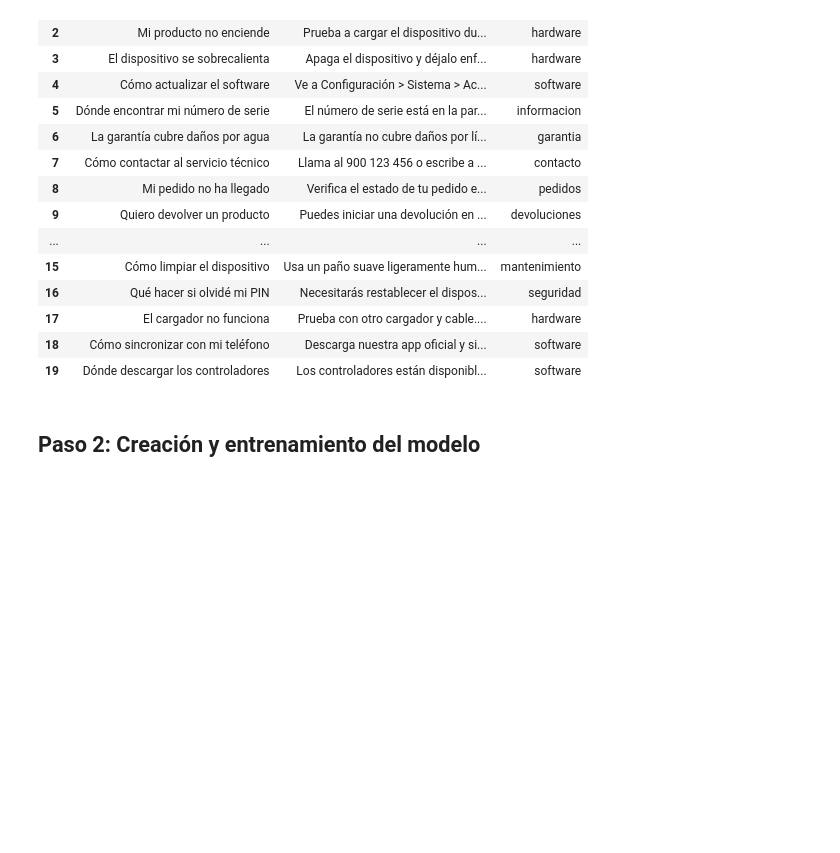
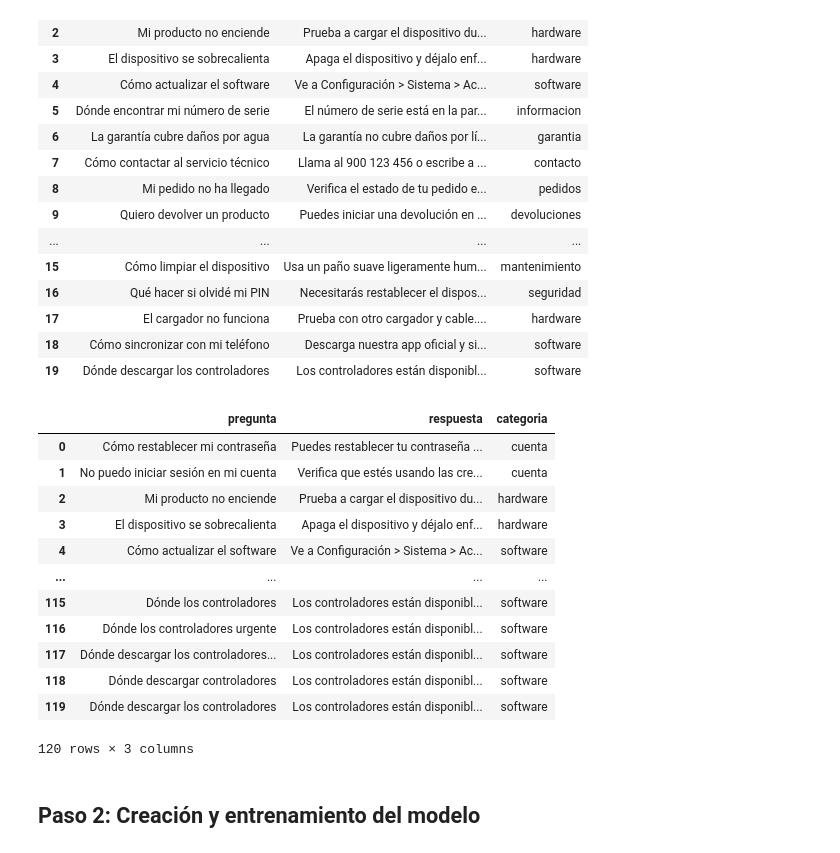
Before and after one commit to marco-canas/linea_invest_didact_math_data, a Jupyter notebook: 3_prop_invest_didact_ml_dl/1_g_lideres/4_fases_investig/1_2_diag_interven/2_secuencia_didac_ml/5_taller_clasi_1/1_chatbots.ipynb, the cells around one changed output. Saved outputs shown, nothing was run; the diff lists cells and outputs as text; code cells hidden in the pictures; blank space fills up the shorter version.

```diff
--- a/3_prop_invest_didact_ml_dl/1_g_lideres/4_fases_investig/1_2_diag_interven/2_secuencia_didac_ml/5_taller_clasi_1/1_chatbots.ipynb
+++ b/3_prop_invest_didact_ml_dl/1_g_lideres/4_fases_investig/1_2_diag_interven/2_secuencia_didac_ml/5_taller_clasi_1/1_chatbots.ipynb
@@ -217,26 +179,36 @@ df
 # %%
 
 # Añadimos variaciones sintéticas a las preguntas
 variaciones = []
 for pregunta in df['pregunta']:
     for _ in range(5):  # 5 variaciones por pregunta
         palabras = pregunta.split()
         # Alteramos ligeramente las preguntas
         if random.random() > 0.5 and len(palabras) > 3:
             palabras.remove(random.choice(palabras))
         if random.random() > 0.7:
             palabras.append(random.choice(["urgente", "por favor", "ayuda", "gracias"]))
         variaciones.append(' '.join(palabras))
 
 df_variaciones = pd.DataFrame({
     "pregunta": variaciones,
     "respuesta": np.repeat(df['respuesta'].values, 5),
     "categoria": np.repeat(df['categoria'].values, 5)
 })
 
 df_final = pd.concat([df, df_variaciones]).reset_index(drop=True)
-
-# Dividimos los datos en entrenamiento y prueba
-X_train, X_test, y_train, y_test = train_test_split(
-    df_final['pregunta'], df_final[['respuesta', 'categoria']],
-    test_size=0.2, random_state=42)
+df_final
+# %% [output]
+|  | pregunta | respuesta | categoria |
+| 0 | Cómo restablecer mi contraseña | Puedes restablecer tu contraseña ... | cuenta |
+| 1 | No puedo iniciar sesión en mi cuenta | Verifica que estés usando las cre... | cuenta |
+| 2 | Mi producto no enciende | Prueba a cargar el dispositivo du... | hardware |
+| 3 | El dispositivo se sobrecalienta | Apaga el dispositivo y déjalo enf... | hardware |
+| 4 | Cómo actualizar el software | Ve a Configuración > Sistema > Ac... | software |
+| ... | ... | ... | ... |
+| 115 | Dónde los controladores | Los controladores están disponibl... | software |
+| 116 | Dónde los controladores urgente | Los controladores están disponibl... | software |
+| 117 | Dónde descargar los controladores... | Los controladores están disponibl... | software |
+| 118 | Dónde descargar controladores | Los controladores están disponibl... | software |
+| 119 | Dónde descargar los controladores | Los controladores están disponibl... | software |
+120 rows × 3 columns
```
Also changed, not shown: parts of 32 cells of this notebook, 2 other files.
